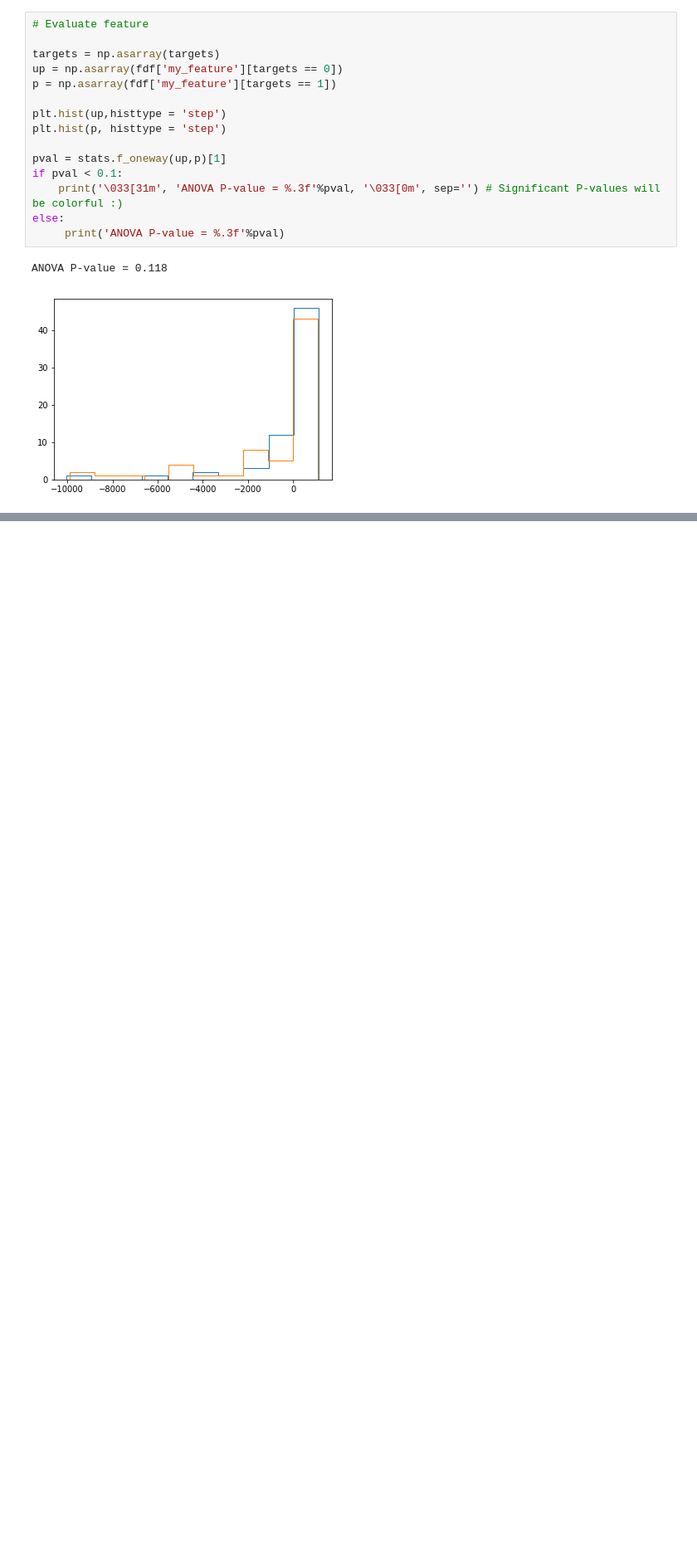
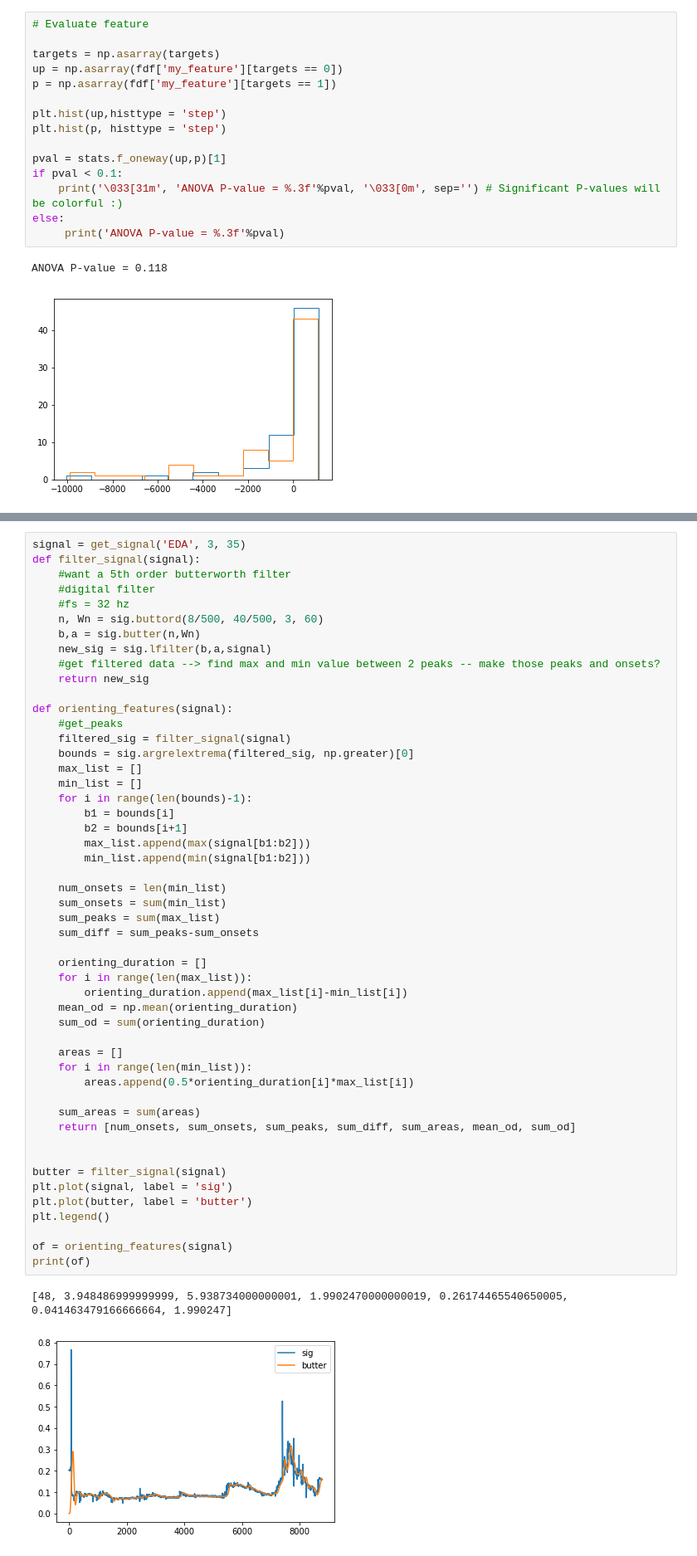
Before and after one commit to vedantchandra/hsl_python, a Jupyter notebook: 7_EDA_feature_sandbox.ipynb, the cells around one changed output, grey strips where cells are left out. Shown at 83% size. Saved outputs shown, nothing was run; the diff lists cells and outputs as text; blank space fills up the shorter version.

Commit message:
filter EDA
Implemented butterworth filter on EDA data and recalculated the orienting responses

```diff
--- a/7_EDA_feature_sandbox.ipynb
+++ b/7_EDA_feature_sandbox.ipynb
@@ -806,0 +809,53 @@ ANOVA P-value = 0.118
+# %%
+signal = get_signal('EDA', 3, 35)
+def filter_signal(signal):
+    #want a 5th order butterworth filter
+    #digital filter
+    #fs = 32 hz
+    n, Wn = sig.buttord(8/500, 40/500, 3, 60)
+    b,a = sig.butter(n,Wn)
+    new_sig = sig.lfilter(b,a,signal)
+    #get filtered data --> find max and min value between 2 peaks -- make those peaks and onsets?
+    return new_sig
+
+def orienting_features(signal):
+    #get_peaks
+    filtered_sig = filter_signal(signal)
+    bounds = sig.argrelextrema(filtered_sig, np.greater)[0]
+    max_list = []
+    min_list = []
+    for i in range(len(bounds)-1):
+        b1 = bounds[i]
+        b2 = bounds[i+1]
+        max_list.append(max(signal[b1:b2]))
+        min_list.append(min(signal[b1:b2]))
+
+    num_onsets = len(min_list)
+    sum_onsets = sum(min_list)
+    sum_peaks = sum(max_list)
+    sum_diff = sum_peaks-sum_onsets
+
+    orienting_duration = []
+    for i in range(len(max_list)):
+        orienting_duration.append(max_list[i]-min_list[i])
+    mean_od = np.mean(orienting_duration)
+    sum_od = sum(orienting_duration)
+
+    areas = []
+    for i in range(len(min_list)):
+        areas.append(0.5*orienting_duration[i]*max_list[i])
+
+    sum_areas = sum(areas)
+    return [num_onsets, sum_onsets, sum_peaks, sum_diff, sum_areas, mean_od, sum_od]
+
+
+butter = filter_signal(signal)
+plt.plot(signal, label = 'sig')
+plt.plot(butter, label = 'butter')
+plt.legend()
+
+of = orienting_features(signal)
+print(of)
+# %% [output]
+[48, 3.948486999999999, 5.938734000000001, 1.9902470000000019, 0.26174465540650005, 0.041463479166666664, 1.990247]
+[figure, added]
```
Also changed, not shown: parts of 25 cells of this notebook.
